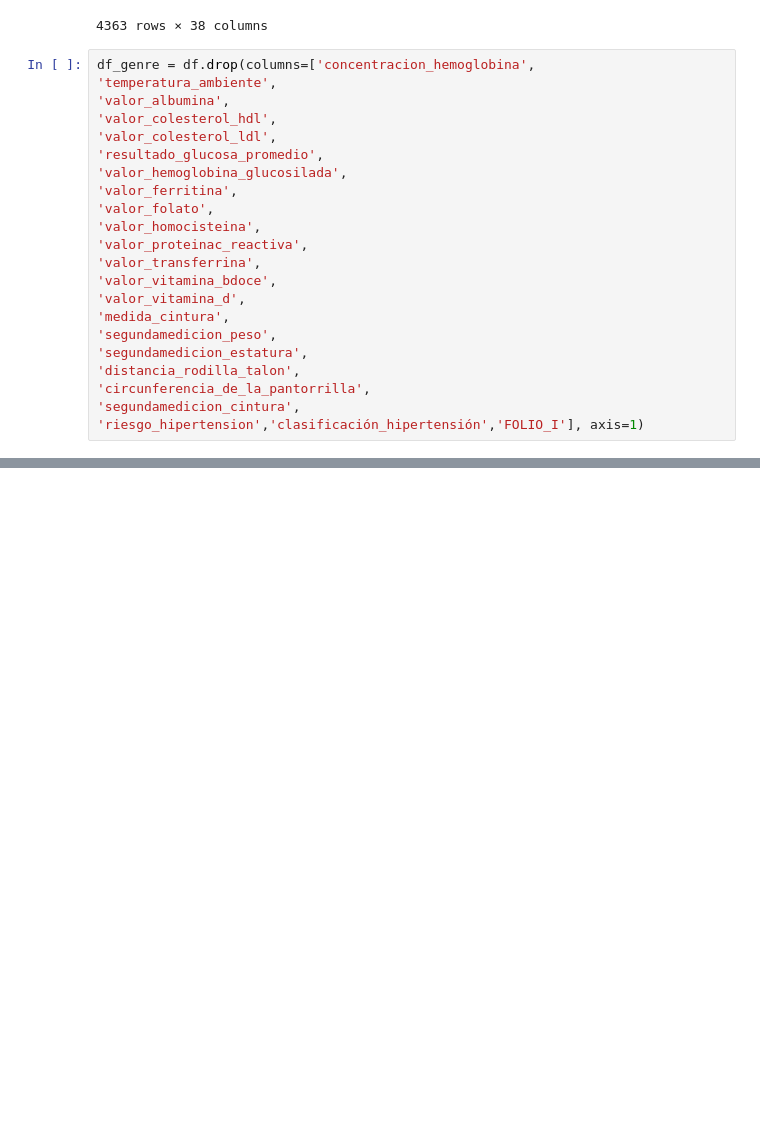
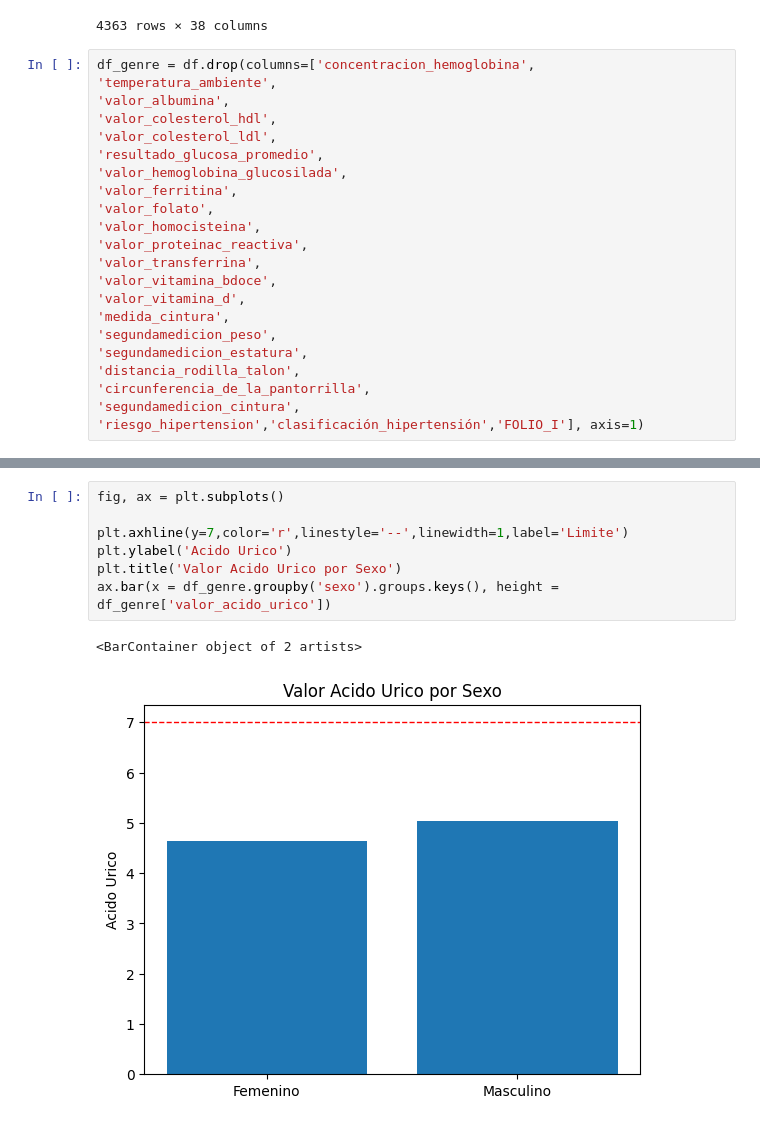
Before and after one commit to alejx96/Proyecto, a Jupyter notebook: main.ipynb, the cells around one changed output, grey strips where cells are left out. Cells and saved outputs as stored; diff of their text form; blank space fills up the shorter version.

```diff
--- a/main.ipynb
+++ b/main.ipynb
@@ -84,3 +84,13 @@ df_genre
 | sexo |  |  |  |  |  |  | ... |
 | Femenino | 47.131166 | 4.634155 | 143.603139 | 0.590247 | 97.679148 | 7.008558 | ... |
 | Masculino | 47.608180 | 5.030231 | 144.988737 | 0.653159 | 95.650267 | 6.303201 | ... |
+# %%
+fig, ax = plt.subplots()
+
+plt.axhline(y=7,color='r',linestyle='--',linewidth=1,label='Limite')
+plt.ylabel('Acido Urico')
+plt.title('Valor Acido Urico por Sexo')
+ax.bar(x = df_genre.groupby('sexo').groups.keys(), height = df_genre['valor_acido_urico'])
+# %% [output]
+<BarContainer object of 2 artists>
+[figure, added]
```
Also changed, not shown: 1 other file.
